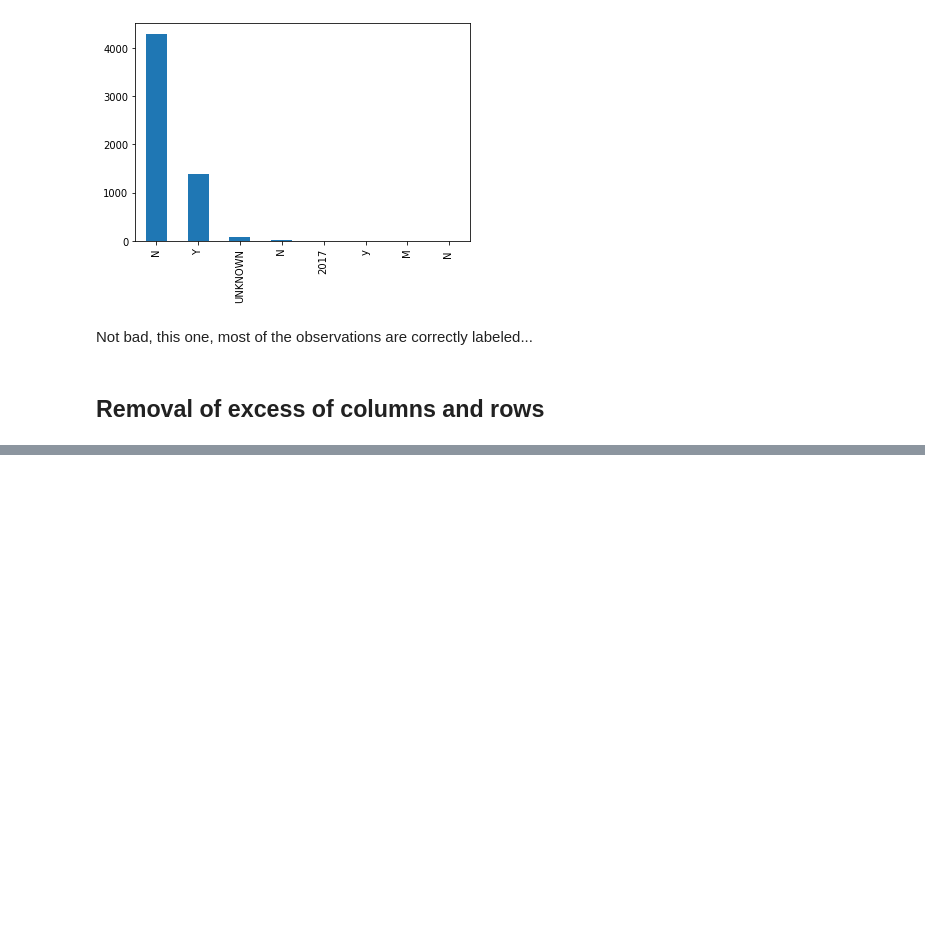
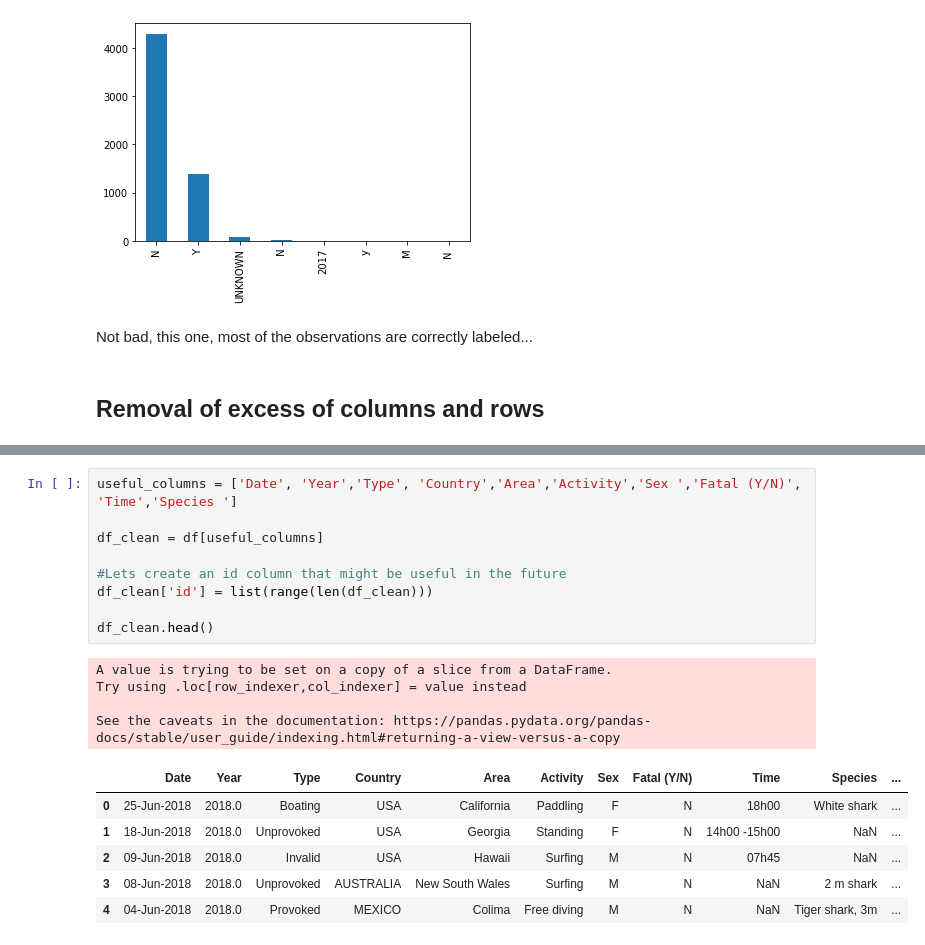
Before and after one commit to DavidCarricondo/data-cleaning-pandas, a Jupyter notebook: Cleaning.ipynb, the cells around one changed output, grey strips where cells are left out. Saved outputs shown, nothing was run; the diff lists cells and outputs as text; blank space fills up the shorter version.

```diff
--- a/Cleaning.ipynb
+++ b/Cleaning.ipynb
@@ -119,0 +129,20 @@ Not bad, this one, most of the observations are correctly labeled...
+# %%
+useful_columns = ['Date', 'Year','Type', 'Country','Area','Activity','Sex ','Fatal (Y/N)', 'Time','Species ']
+
+df_clean = df[useful_columns]
+
+#Lets create an id column that might be useful in the future
+df_clean['id'] = list(range(len(df_clean)))
+
+df_clean.head()
+# %% [output]
+A value is trying to be set on a copy of a slice from a DataFrame.
+Try using .loc[row_indexer,col_indexer] = value instead
+
+See the caveats in the documentation: https://pandas.pydata.org/pandas-docs/stable/user_guide/indexing.html#returning-a-view-versus-a-copy
+|  | Date | Year | Type | Country | Area | Activity | Sex | Fatal (Y/N) | Time | Species | ... |
+| 0 | 25-Jun-2018 | 2018.0 | Boating | USA | California | Paddling | F | N | 18h00 | White shark | ... |
+| 1 | 18-Jun-2018 | 2018.0 | Unprovoked | USA | Georgia | Standing | F | N | 14h00 -15h00 | NaN | ... |
+| 2 | 09-Jun-2018 | 2018.0 | Invalid | USA | Hawaii | Surfing | M | N | 07h45 | NaN | ... |
+| 3 | 08-Jun-2018 | 2018.0 | Unprovoked | AUSTRALIA | New South Wales | Surfing | M | N | NaN | 2 m shark | ... |
+| 4 | 04-Jun-2018 | 2018.0 | Provoked | MEXICO | Colima | Free diving | M | N | NaN | Tiger shark, 3m | ... |
```
Also changed, not shown: parts of 5 cells of this notebook.
